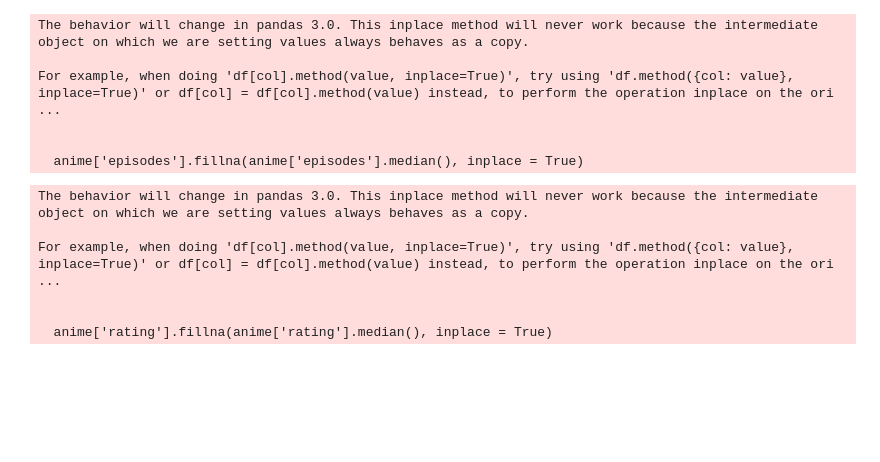
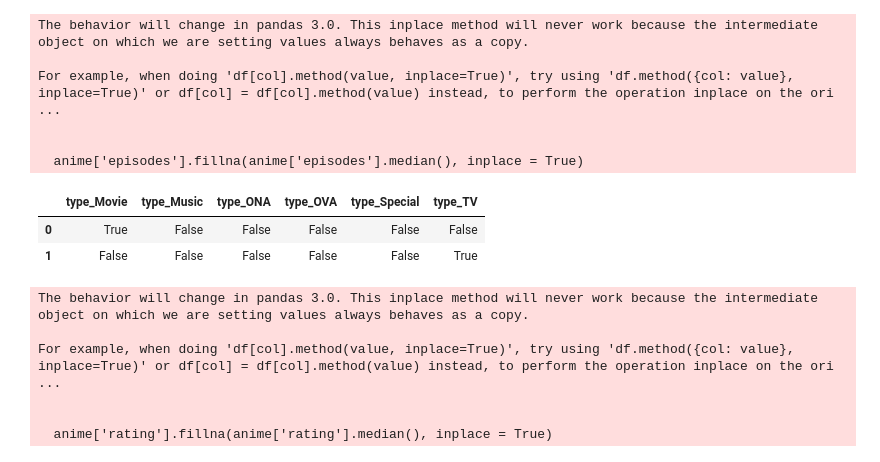
Before and after one commit to emilianodesu/LCD-5Sem-2025-1, a Jupyter notebook: PPCD/T1 Introduccion a ciencia de datos/1.3 Analisis predictivo/anime.ipynb, the cells around one changed output. Cells and saved outputs as stored; diff of their text form; code cells hidden in the pictures; blank space fills up the shorter version.

```diff
--- a/PPCD/T1 Introduccion a ciencia de datos/1.3 Analisis predictivo/anime.ipynb
+++ b/PPCD/T1 Introduccion a ciencia de datos/1.3 Analisis predictivo/anime.ipynb
@@ -54,6 +55,12 @@ For example, when doing 'df[col].method(value, inplace=True)', try using 'df.met
 
 
   anime['episodes'].fillna(anime['episodes'].median(), inplace = True)
+# %%
+pd.get_dummies(anime[['type']]).head(2)
+# %% [output]
+|  | type_Movie | type_Music | type_ONA | type_OVA | type_Special | type_TV |
+| 0 | True | False | False | False | False | False |
+| 1 | False | False | False | False | False | True |
 # %%
 anime['members'] = anime['members'].astype(float)
 anime['rating'] = anime['rating'].astype(float)
```
Also changed, not shown: parts of 11 cells of this notebook, 10 other files.
